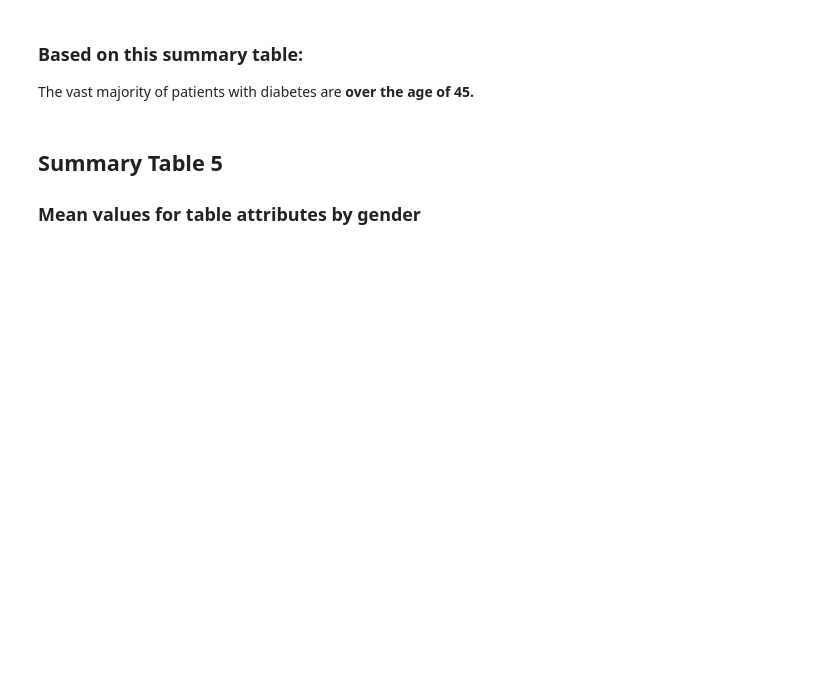
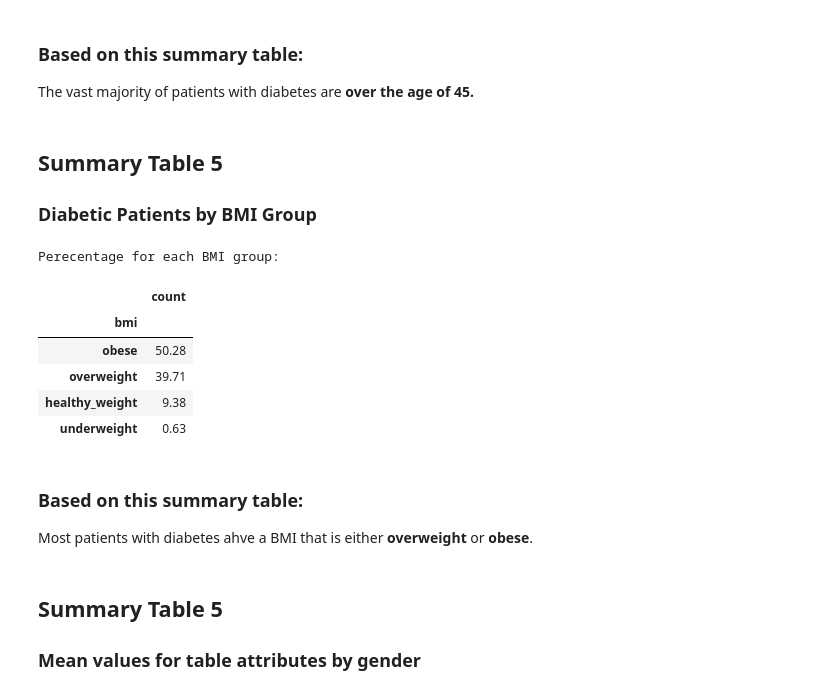
Before and after one commit to K01t0N/project-1, a Jupyter notebook: data_notebook.ipynb, the cells around one changed output. Drawn from its saved outputs; the diff is of its cells as text; code cells hidden in the pictures; blank space fills up the shorter version.

```diff
--- a/data_notebook.ipynb
+++ b/data_notebook.ipynb
@@ -286,6 +290,41 @@ summary_4
 ### Based on this summary table:
 
 The vast majority of patients with diabetes are **over the age of 45.**
+# %% [markdown]
+## Summary Table 5
+
+### Diabetic Patients by BMI Group
+# %%
+def get_bmi_group(bmi):
+    bmi = int(bmi)
+    if bmi <= 18.5:
+        return "underweight"
+    elif bmi <= 24.9:
+        return "healthy_weight"
+    elif bmi <= 29.9:
+        return "overweight"
+    else:
+        return "obese"
+bmi_groups = diabetes_df['bmi'].apply(get_bmi_group)
+# Display the percenatage for each BMI group
+bmi_group_counts = bmi_groups.value_counts()
+print("Perecentage for each BMI group:")
+bmi_age_groups = round(((bmi_group_counts)/ len(diabetes_df) * 100), 2)
+pd.DataFrame(bmi_age_groups)
+
+# Round these numbers by 2!
+# %% [output]
+Perecentage for each BMI group:
+|  | count |
+| bmi |  |
+| obese | 50.28 |
+| overweight | 39.71 |
+| healthy_weight | 9.38 |
+| underweight | 0.63 |
+# %% [markdown]
+### Based on this summary table:
+
+Most patients with diabetes ahve a BMI that is either **overweight** or **obese**.
 # %% [markdown]
 ## Summary Table 5
 
```
Also changed, not shown: parts of 1 cell of this notebook.
